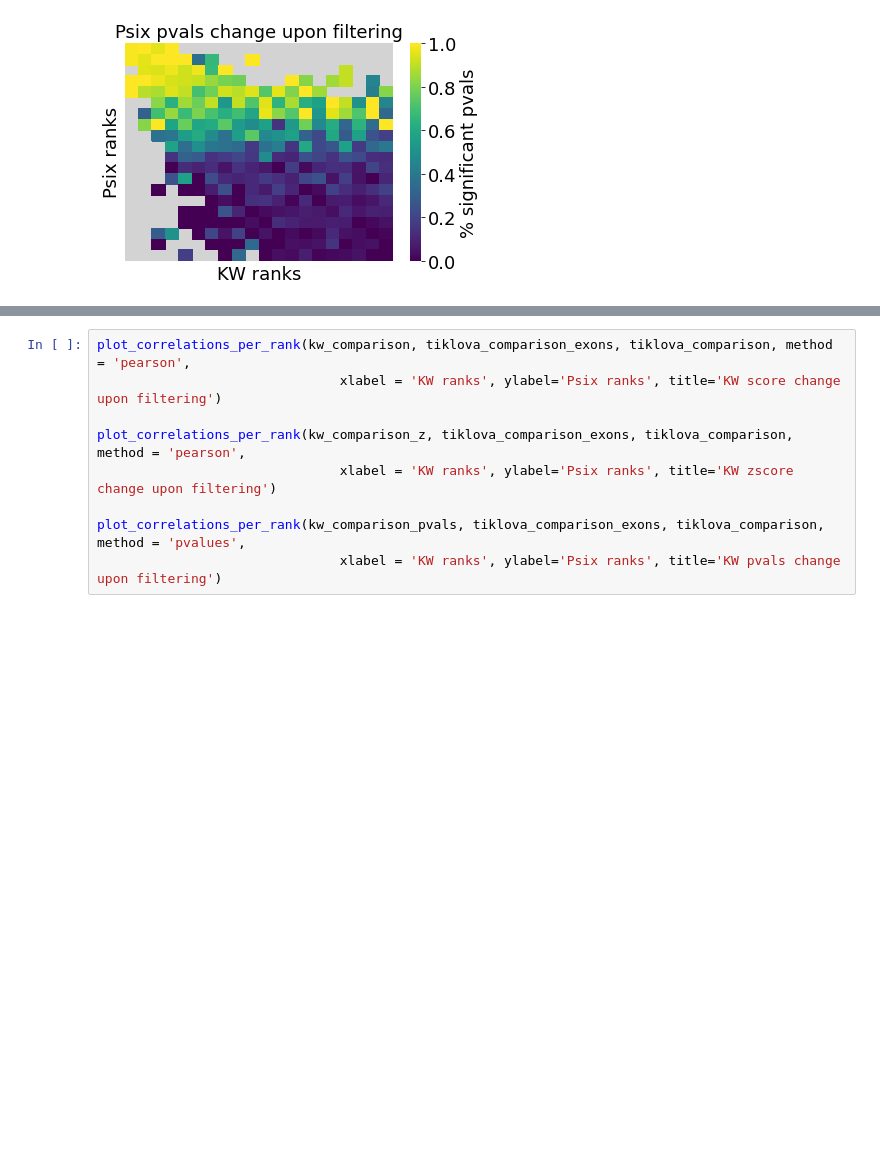
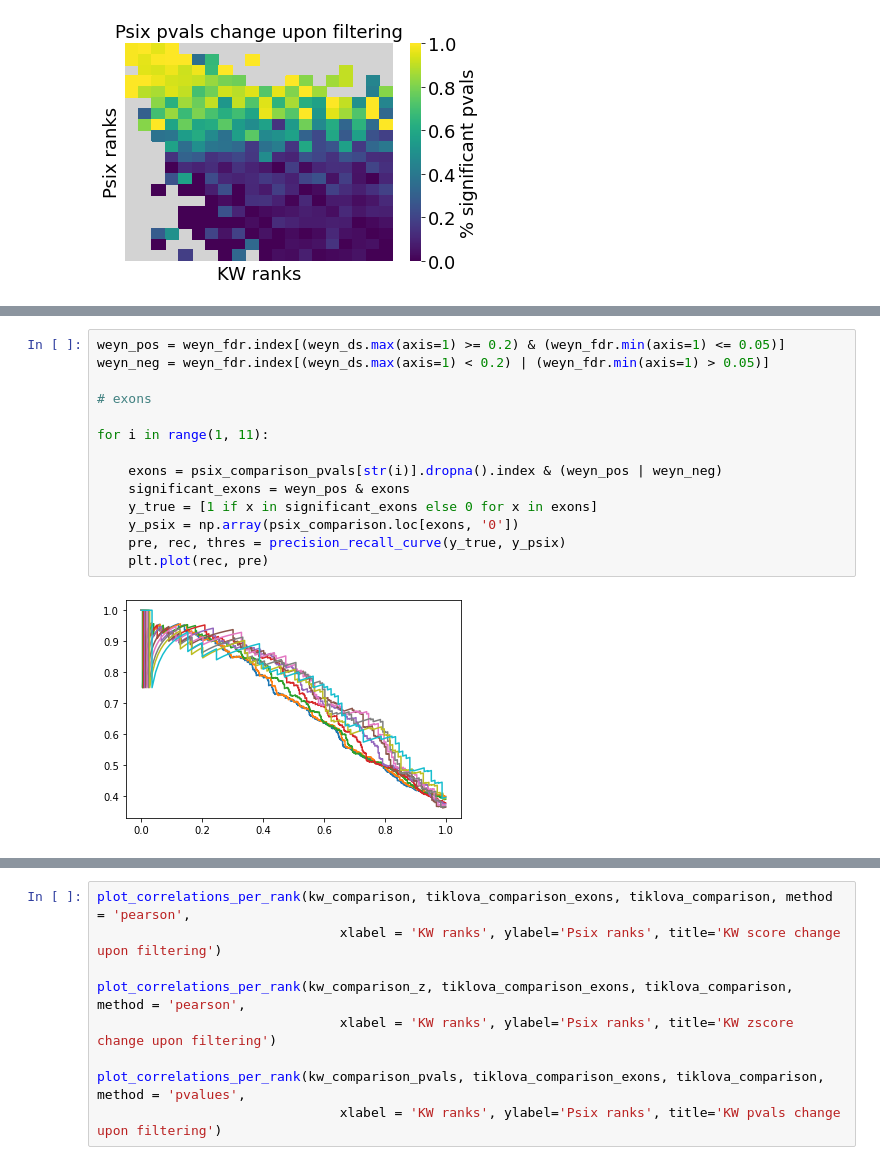
Before and after one commit to lareaulab/psix, a Jupyter notebook: data_analysis/filtering_low_quality/rank_comparisons.ipynb, the cells around one changed output, grey strips where cells are left out. Cells and saved outputs as stored; diff of their text form; blank space fills up the shorter version.

```diff
--- a/data_analysis/filtering_low_quality/rank_comparisons.ipynb
+++ b/data_analysis/filtering_low_quality/rank_comparisons.ipynb
@@ -82,0 +134,16 @@ plot_correlations_per_rank(psix_comparison_pvals, tiklova_comparison_exons, tikl
+# %%
+weyn_pos = weyn_fdr.index[(weyn_ds.max(axis=1) >= 0.2) & (weyn_fdr.min(axis=1) <= 0.05)]
+weyn_neg = weyn_fdr.index[(weyn_ds.max(axis=1) < 0.2) | (weyn_fdr.min(axis=1) > 0.05)]
+
+# exons
+
+for i in range(1, 11):
+
+    exons = psix_comparison_pvals[str(i)].dropna().index & (weyn_pos | weyn_neg)
+    significant_exons = weyn_pos & exons
+    y_true = [1 if x in significant_exons else 0 for x in exons]
+    y_psix = np.array(psix_comparison.loc[exons, '0'])
+    pre, rec, thres = precision_recall_curve(y_true, y_psix)
+    plt.plot(rec, pre)
+# %% [output]
+[figure, added]
```
Also changed, not shown: parts of 13 cells of this notebook, 7 other files.
